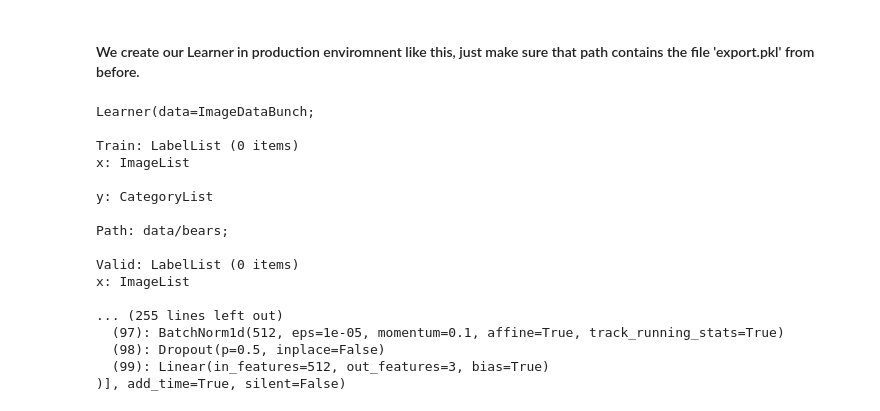
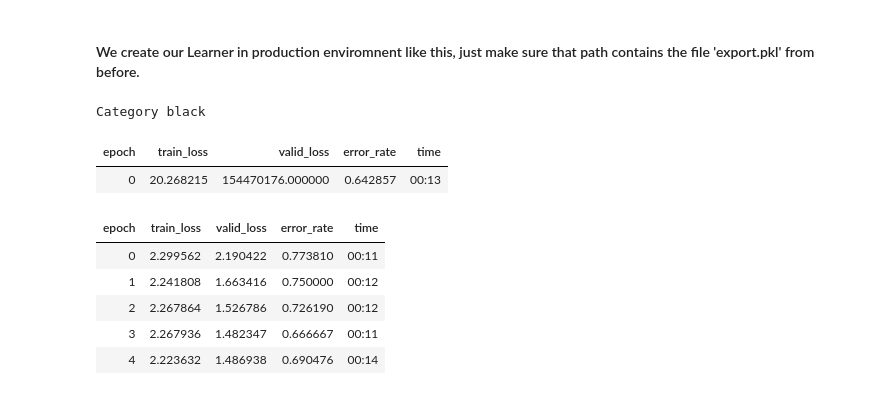
Before and after one commit to JohnChangUK/Image-Classifier, a Jupyter notebook: train-bear-classifier.ipynb, the cells around one changed output. Cells and saved outputs as stored; diff of their text form; code cells hidden in the pictures.

```diff
--- a/train-bear-classifier.ipynb
+++ b/train-bear-classifier.ipynb
@@ -64,20 +61,25 @@ learn = load_learner(bear_images_path)
 # %%
-learn
+learn = load_learner(bear_images_path)
-# %% [output]
-Learner(data=ImageDataBunch;
-
-Train: LabelList (0 items)
-x: ImageList
-
-y: CategoryList
-
-Path: data/bears;
-
-Valid: LabelList (0 items)
-x: ImageList
-
-... (255 lines left out)
-  (97): BatchNorm1d(512, eps=1e-05, momentum=0.1, affine=True, track_running_stats=True)
-  (98): Dropout(p=0.5, inplace=False)
-  (99): Linear(in_features=512, out_features=3, bias=True)
-)], add_time=True, silent=False)
+# %%
+pred_class, pred_indexes, outputs = learn.predict(img)
+pred_class
+# %% [output]
+Category black
+# %%
+# Learning rate too HIGH
+learn = cnn_learner(bear_data_bunch, models.resnet34, metrics=error_rate)
+learn.fit_one_cycle(1, max_lr=0.5)
+# %% [output]
+| epoch | train_loss | valid_loss | error_rate | time |
+| 0 | 20.268215 | 154470176.000000 | 0.642857 | 00:13 |
+# %%
+# Learning rate too LOW
+learn = cnn_learner(bear_data_bunch, models.resnet34, metrics=error_rate)
+learn.fit_one_cycle(5, max_lr=1e-5)
+# %% [output]
+| epoch | train_loss | valid_loss | error_rate | time |
+| 0 | 2.299562 | 2.190422 | 0.773810 | 00:11 |
+| 1 | 2.241808 | 1.663416 | 0.750000 | 00:12 |
+| 2 | 2.267864 | 1.526786 | 0.726190 | 00:12 |
+| 3 | 2.267936 | 1.482347 | 0.666667 | 00:11 |
+| 4 | 2.223632 | 1.486938 | 0.690476 | 00:14 |
```
Also changed, not shown: parts of 2 cells of this notebook.
